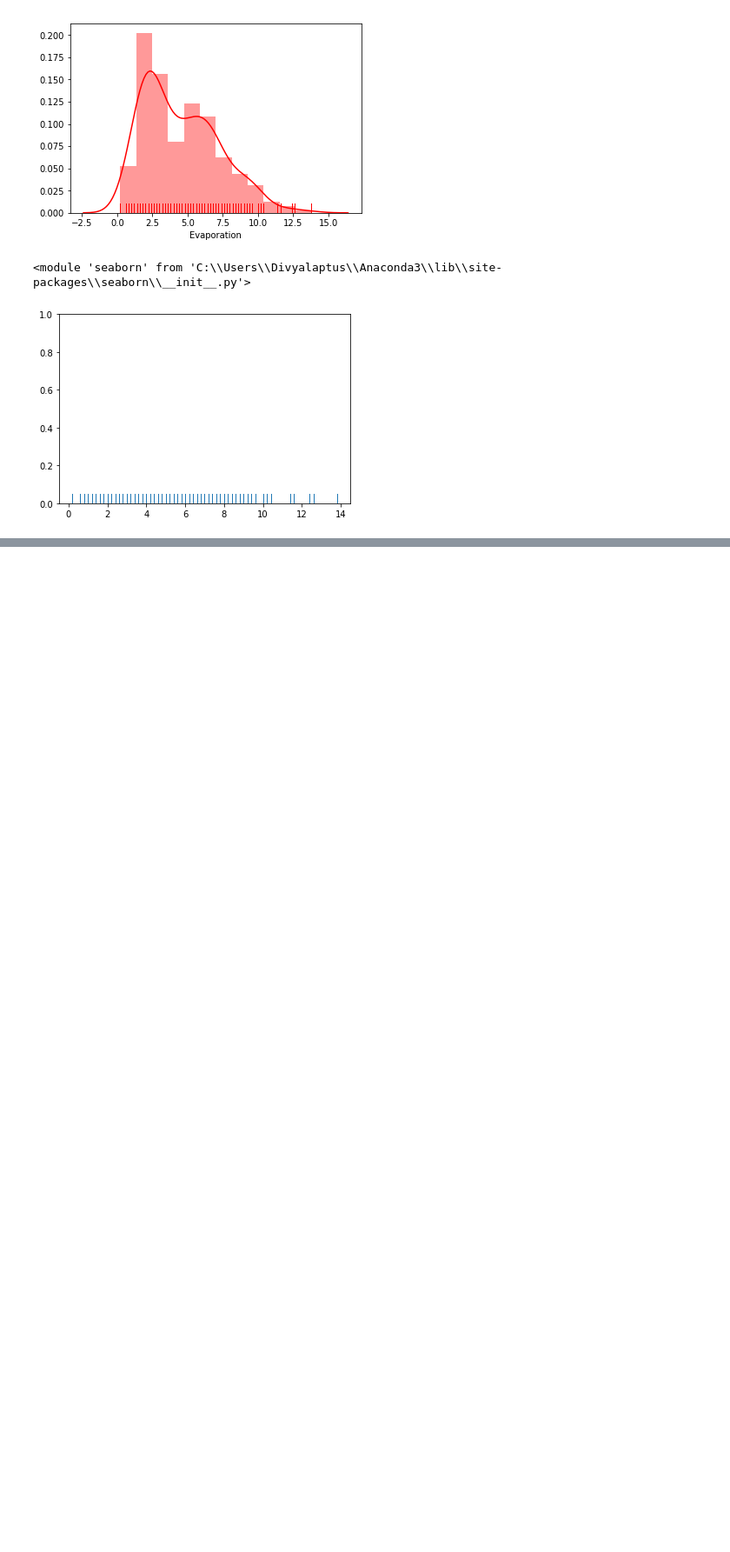
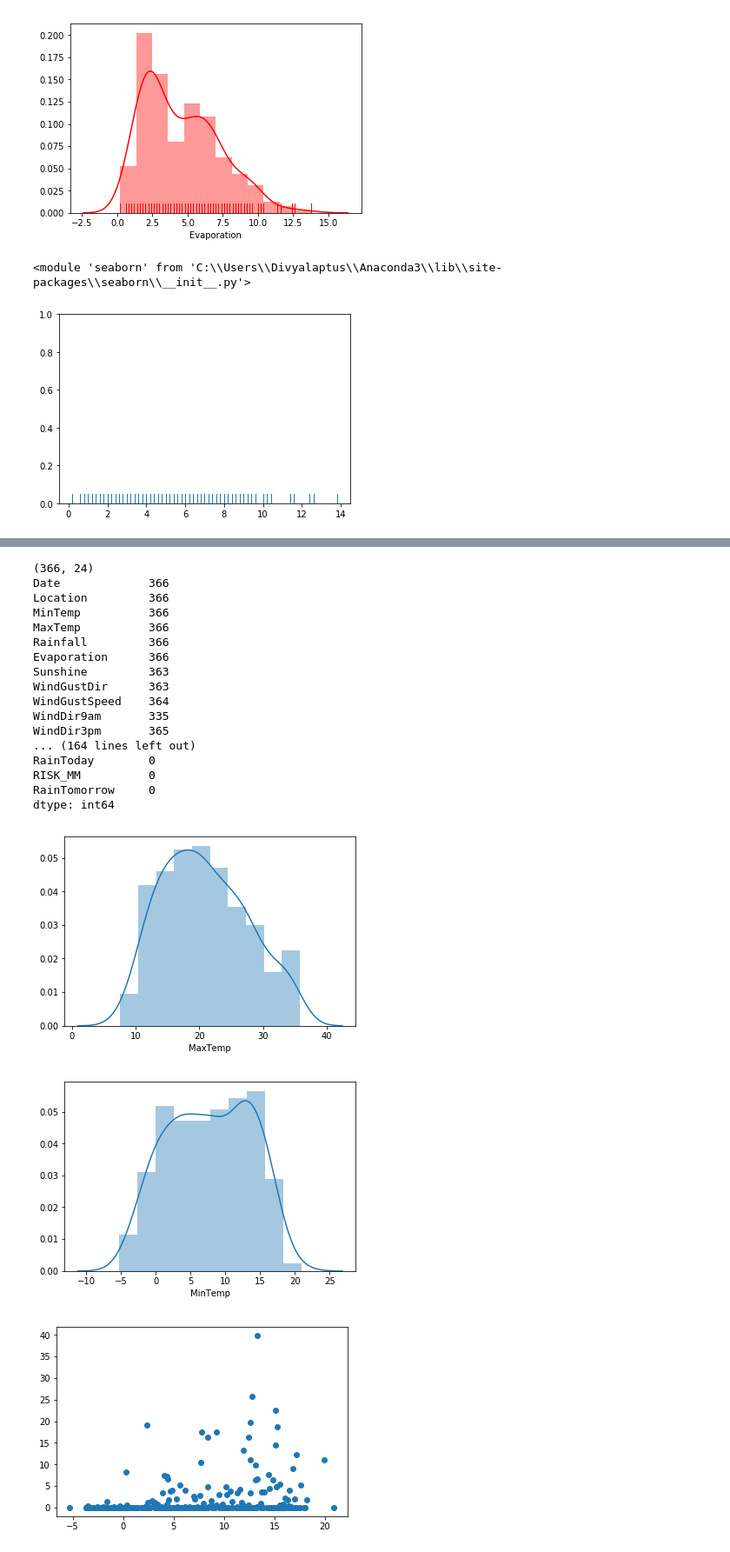
Before and after one commit to Divyalaptus/summer-python-projects, a Jupyter notebook: Practise.ipynb, the cells around one changed output, grey strips where cells are left out. Shown at 87% size. Drawn from its saved outputs; the diff is of its cells as text; code cells hidden in the pictures; blank space fills up the shorter version.

```diff
--- a/Practise.ipynb
+++ b/Practise.ipynb
@@ -151,0 +151,48 @@ sns.kdeplot(df["Evaporation"],shade = True, color="g")
+# %%
+import pandas as pd
+import numpy as np
+import matplotlib.pyplot as plt
+import seaborn as sns
+df = pd.read_csv("https://raw.githubusercontent.com/Shreyas3108/Weather/master/weather.csv")
+print(df.shape)  #print the shape of dataset
+print(df.count())   # prints the count of number of data in each column. we can compare shape and the count to determine if there are missing values or not if the shape is same data set has no missing value
+print(df.describe()) # this ignore the object and boolean
+print(df.describe(include=['object','bool']))
+#print(df.dtype())
+print(df.sort_values(by='Date',ascending=True).head()) # to sort data
+#print(df.head())
+#summary table are used to observe some column
+pd.crosstab(df['MaxTemp'],df['MinTemp'],values=df.Date,aggfunc=np.sum)
+pd.pivot_table(df,columns=['Date','MaxTemp'])
+print(df.isnull().sum())
+df= df.fillna(df.mean())
+print(df.isnull().sum())
+df = df.dropna()
+print(df.isnull().sum())
+sns.distplot(df.MaxTemp)
+plt.show()
+sns.distplot(df.MinTemp)
+plt.show()
+plt.scatter(df.MinTemp,df.Rainfall)
+plt.show()
+# %% [output]
+(366, 24)
+Date             366
+Location         366
+MinTemp          366
+MaxTemp          366
+Rainfall         366
+Evaporation      366
+Sunshine         363
+WindGustDir      363
+WindGustSpeed    364
+WindDir9am       335
+WindDir3pm       365
+... (164 lines left out)
+RainToday        0
+RISK_MM          0
+RainTomorrow     0
+dtype: int64
+[figure, added]
+[figure, added]
+[figure, added]
```
Also changed, not shown: parts of 2 cells of this notebook, 1 other file.
